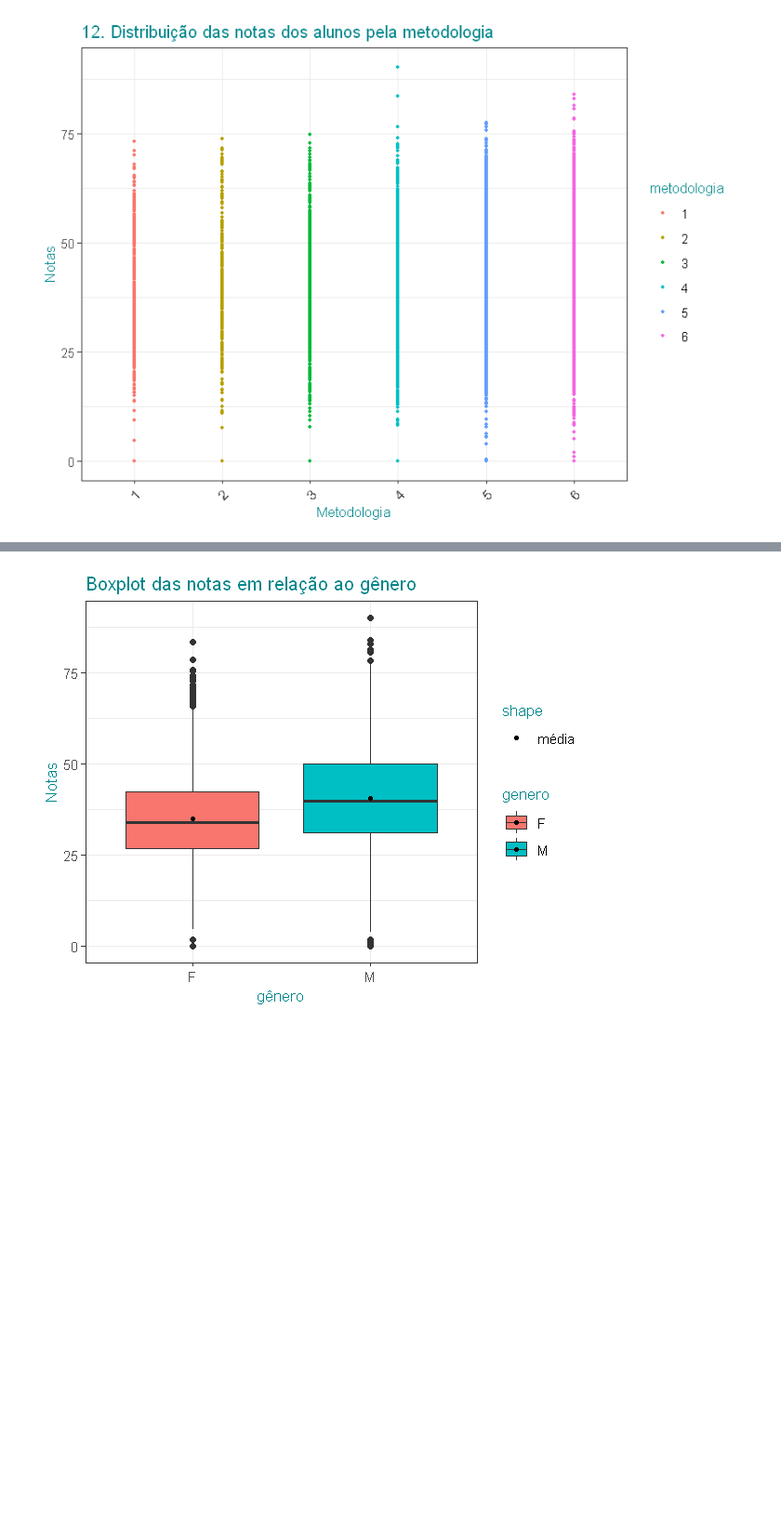
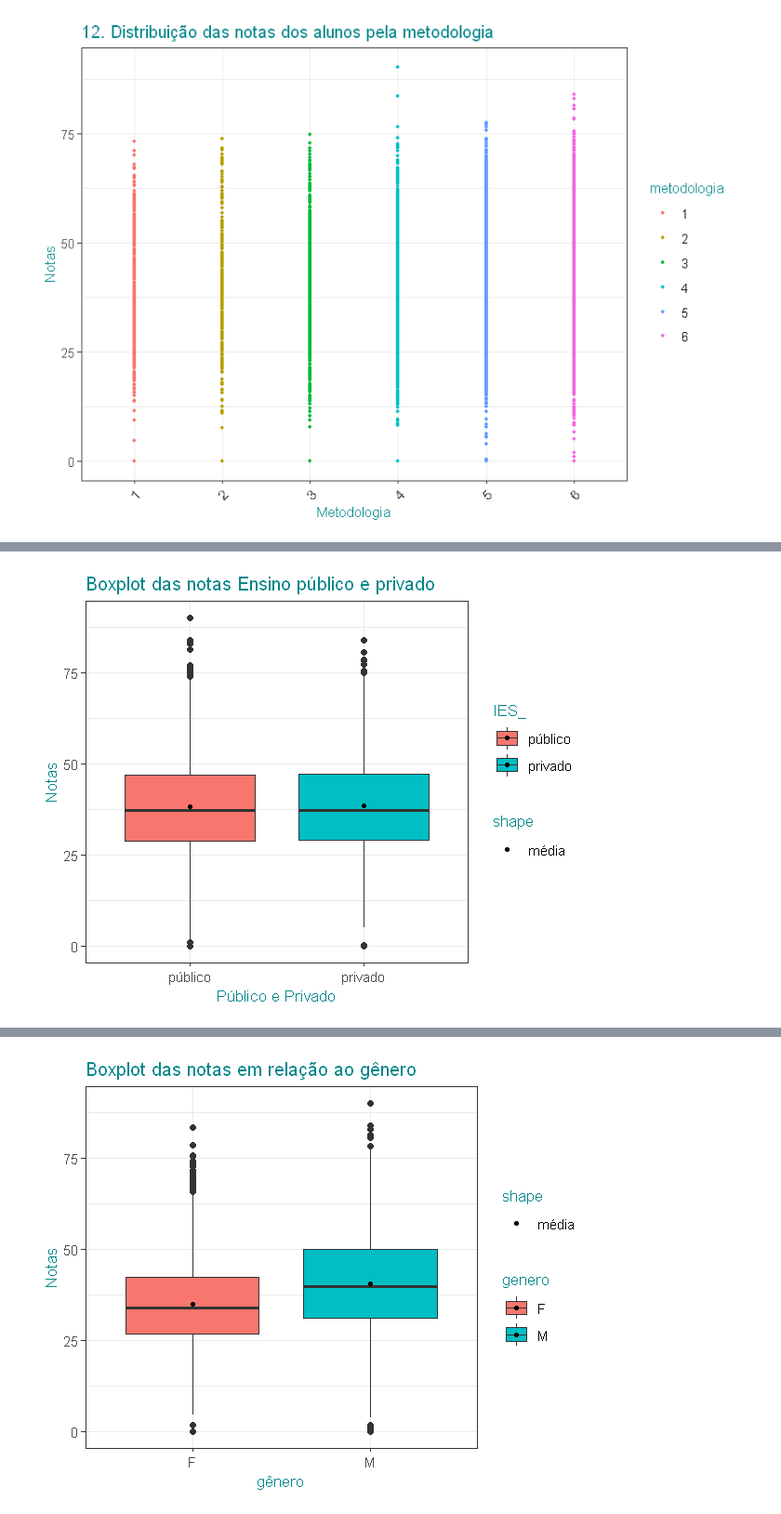
Before and after one commit to emariot/econometria, a Jupyter notebook: funcao_desempenho.ipynb, the cells around one changed output, grey strips where cells are left out. Shown: that part at 93% size. Saved outputs shown, nothing was run; the diff lists cells and outputs as text; code cells hidden in the pictures; blank space fills up the shorter version.

```diff
--- a/funcao_desempenho.ipynb
+++ b/funcao_desempenho.ipynb
@@ -570,0 +478,15 @@ str(df_1)
+# %%
+options(repr.plot.width = 5, repr.plot.height = 4)
+ggplot(df_1, aes(x=IES_, y=nota, fill=IES_)) +
+    geom_boxplot() +
+    stat_summary(aes(shape = "média"),
+               geom = "point",
+               fun = mean,
+               size = 1)+
+    ggtitle("Boxplot das notas Ensino público e privado") +
+    theme_bw()+
+    theme(title=element_text(size=10,color="turquoise4"))+
+    xlab("Público e Privado")+
+    ylab("Notas")
+# %% [output]
+[figure, added]
```
Also changed, not shown: parts of 135 cells of this notebook.
